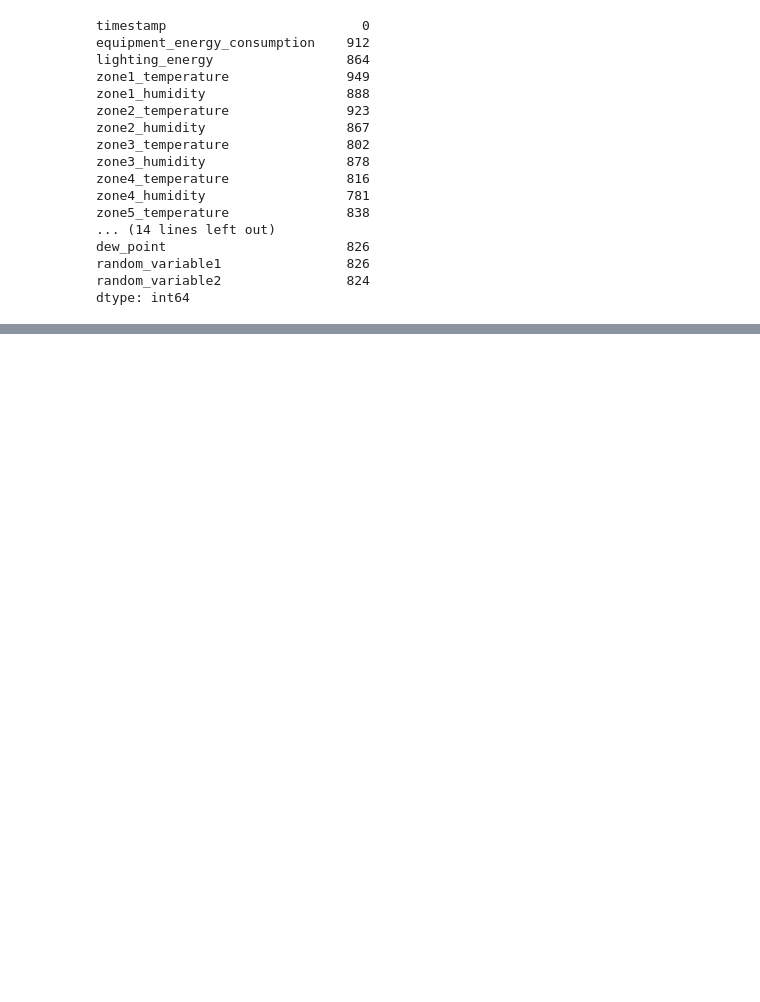
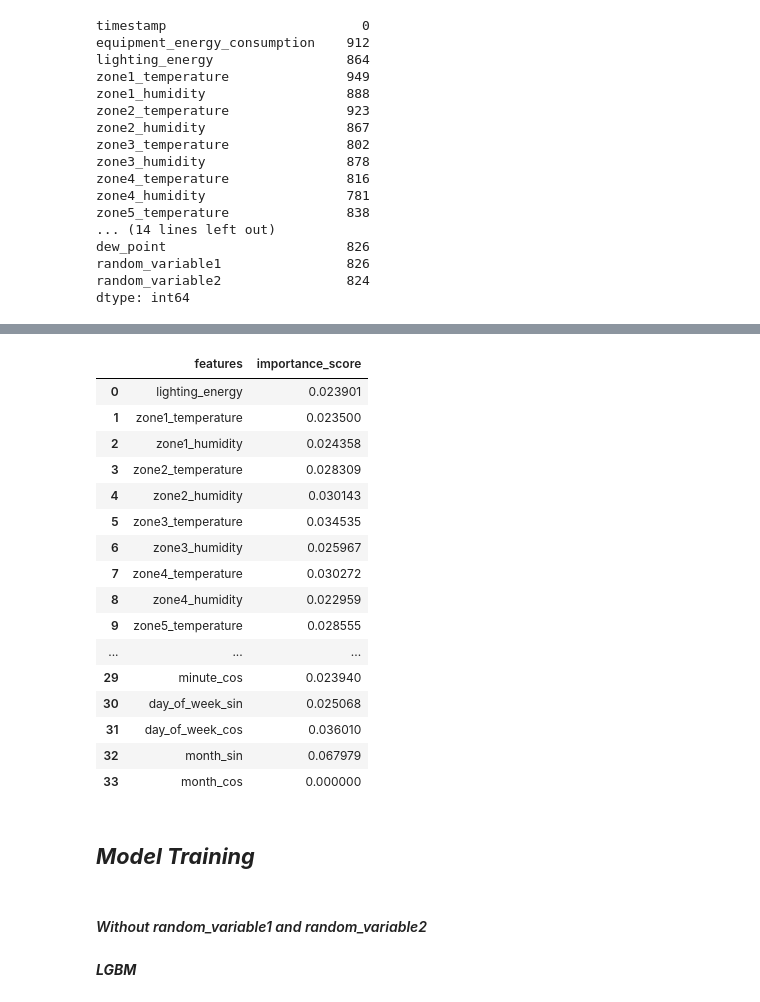
Before and after one commit to Shiv-am-04/DS-Intern-Assignment-Shivam-Ghuge, a Jupyter notebook: notebook/energy_prediction.ipynb, the cells around one changed output, grey strips where cells are left out. Drawn from its saved outputs; the diff is of its cells as text; code cells hidden in the pictures; blank space fills up the shorter version.

```diff
--- a/notebook/energy_prediction.ipynb
+++ b/notebook/energy_prediction.ipynb
@@ -208,0 +519,2 @@ dtype: int64
+# %%
+clean_train_data = detect_and_remove_outliers(train_scaled,method='zscore')
@@ -208,0 +554,15 @@ dtype: int64
+# %%
+X_train = clean_train_data.drop(columns=['equipment_energy_consumption','minute_sin'])
+X_test = test_scaled.drop(columns=['equipment_energy_consumption','minute_sin'])
+
+y_train = clean_train_data['equipment_energy_consumption']
+y_test = test_scaled['equipment_energy_consumption']
+# %%
+from xgboost import XGBRegressor
+
+xgb = XGBRegressor(
+    n_estimators=250,
+    max_depth = 6,
+    grow_policy = 'lossguide',
+    booster='gbtree'
+)
@@ -208,0 +571,2 @@ dtype: int64
+# %%
+xgb.fit(X_train,y_train)
@@ -208,0 +585,26 @@ dtype: int64
+# %%
+feature_importance = pd.DataFrame()
+
+feature_importance['features'] = list(X_train.columns)
+
+feature_importance['importance_score'] = xgb.feature_importances_
+
+feature_importance
+# %% [output]
+|  | features | importance_score |
+| 0 | lighting_energy | 0.023901 |
+| 1 | zone1_temperature | 0.023500 |
+| 2 | zone1_humidity | 0.024358 |
+| 3 | zone2_temperature | 0.028309 |
+| 4 | zone2_humidity | 0.030143 |
+| 5 | zone3_temperature | 0.034535 |
+| 6 | zone3_humidity | 0.025967 |
+| 7 | zone4_temperature | 0.030272 |
+| 8 | zone4_humidity | 0.022959 |
+| 9 | zone5_temperature | 0.028555 |
+| ... | ... | ... |
+| 29 | minute_cos | 0.023940 |
+| 30 | day_of_week_sin | 0.025068 |
+| 31 | day_of_week_cos | 0.036010 |
+| 32 | month_sin | 0.067979 |
+| 33 | month_cos | 0.000000 |
@@ -208,0 +614,6 @@ dtype: int64
+# %% [markdown]
+## ***Model Training***
+# %% [markdown]
+#### *Without random_variable1 and random_variable2*
+# %% [markdown]
+***LGBM***
```
Also changed, not shown: parts of 64 cells of this notebook, 15 other files.
